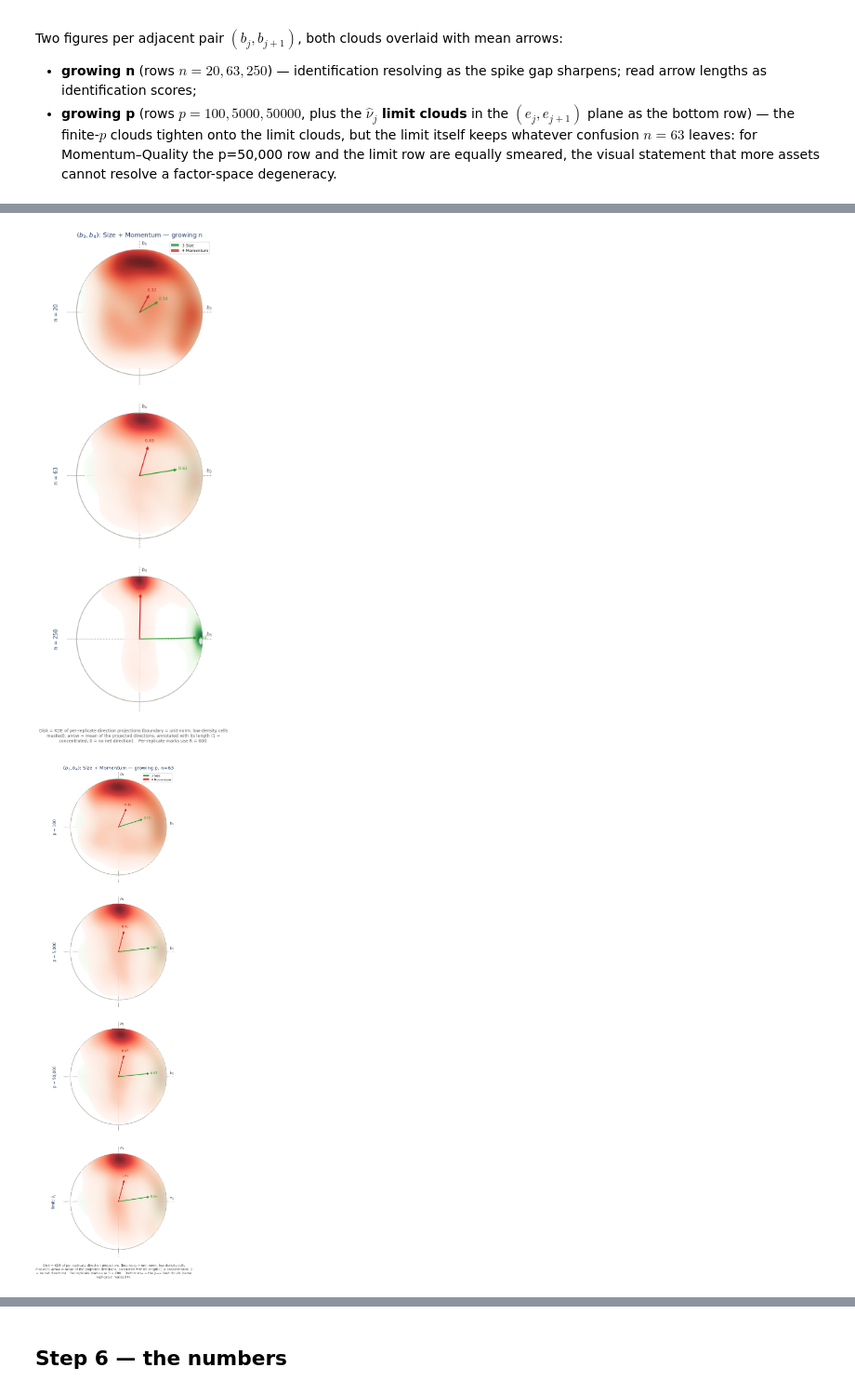
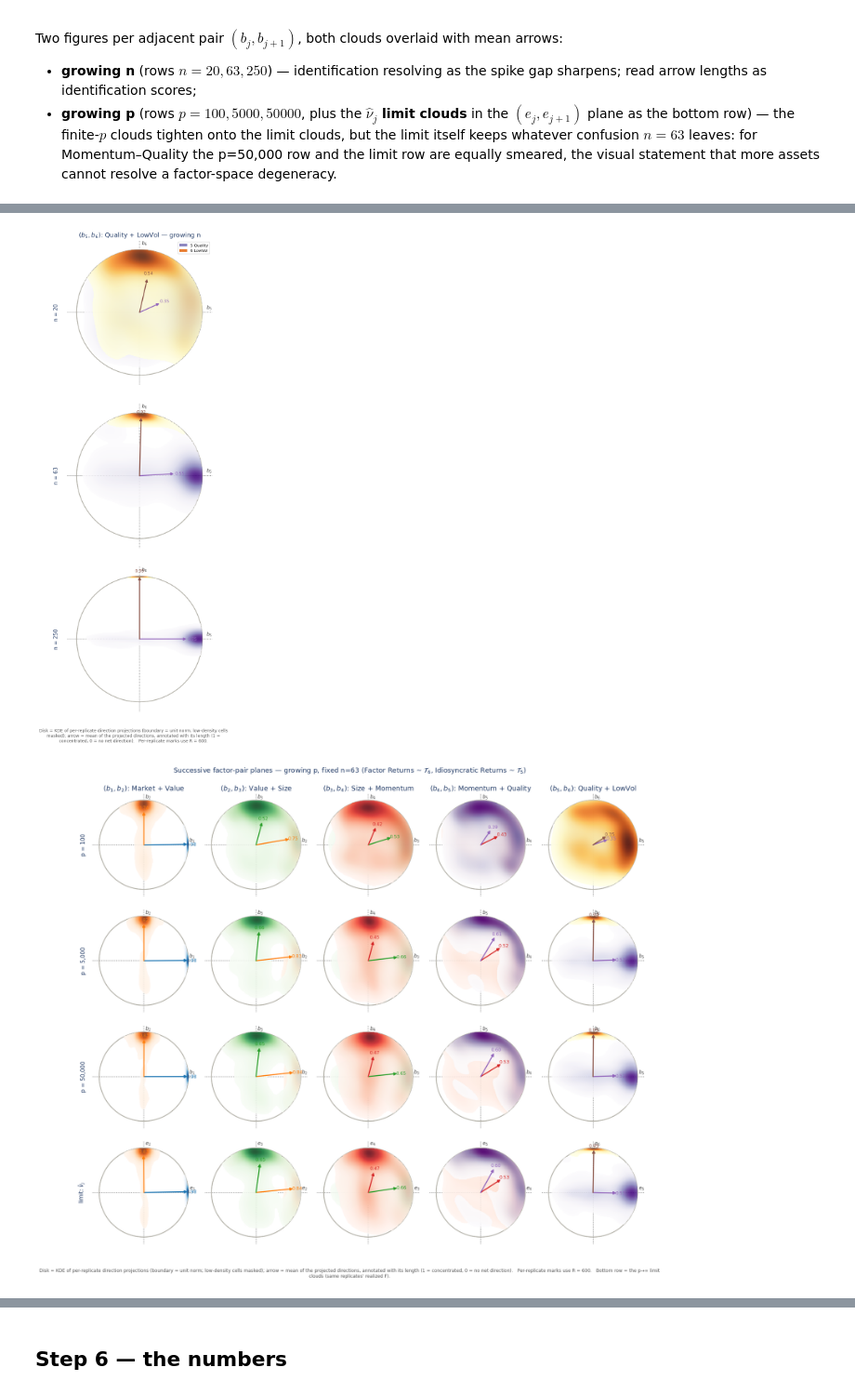
Before and after one commit to nlgac/factor_lab, a Jupyter notebook: ex-7_six_factor_rotation.ipynb, the cells around one changed output, grey strips where cells are left out. Shown at 93% size. Drawn from its saved outputs; the diff is of its cells as text; code cells hidden in the pictures.

```diff
--- a/ex-7_six_factor_rotation.ipynb
+++ b/ex-7_six_factor_rotation.ipynb
@@ -269,46 +270,43 @@ Two figures per adjacent pair $(b_j, b_{j+1})$, both clouds overlaid with mean a
   Momentum–Quality the p=50,000 row and the limit row are equally smeared, the visual
   statement that more assets cannot resolve a factor-space degeneracy.
 # %%
-def pair_disks(f1, f2):
-    """Overlaid clouds + mean arrows for the (b_f1, b_f2) plane, one mark per factor."""
-    def marks(at, xc=None, yc=None):
-        xc, yc = xc or f"hd{f1}", yc or f"hd{f2}"
-        return [DiskDensity(xc, yc, factor=f1, at=at, mean_arrow=True,
-                            label=f"{f1} {NAMES[f1 - 1]}",
-                            labels=(rf"$b_{f1}$", rf"$b_{f2}$")),
-                DiskDensity(xc, yc, factor=f2, at=at, mean_arrow=True,
-                            label=f"{f2} {NAMES[f2 - 1]}")]
-    return marks
+def pair_marks(f1, f2, at, *, coords="hd", axis_prefix="b"):
+    """The two overlaid clouds + mean arrows for the (f1, f2) plane at one slice."""
+    xc, yc = f"{coords}{f1}", f"{coords}{f2}"
+    return [DiskDensity(xc, yc, factor=f1, at=at, mean_arrow=True,
+                        label=f"{f1} {NAMES[f1 - 1]}",
+                        labels=(rf"${axis_prefix}_{f1}$", rf"${axis_prefix}_{f2}$")),
+            DiskDensity(xc, yc, factor=f2, at=at, mean_arrow=True,
+                        label=f"{f2} {NAMES[f2 - 1]}")]
 
 
-for f1 in range(1, K):
-    f2 = f1 + 1
-    marks = pair_disks(f1, f2)
+PAIRS = [(f1, f1 + 1) for f1 in range(1, K)]
 
-    # growing n at p=3000
+# ── Growing n: one figure per pair (rows = n) ─────────────────────────────────
+for f1, f2 in PAIRS:
     fig, _ = grid(
         df_n, "n", factors=[1],
         col_titles=[rf"$(b_{f1}, b_{f2})$: {NAMES[f1 - 1]} + {NAMES[f2 - 1]} — growing n"],
-        rows=[Row(marks({"n": v}), ylabel=f"n = {v}", height=1.0) for v in (20, 63, 250)],
+        rows=[Row(pair_marks(f1, f2, {"n": v}), ylabel=f"n = {v}", height=1.0)
+              for v in (20, 63, 250)],
         sharey=False, figsize=(5.4, 14.0),
         out_path=OUT_DIR / f"ex7_plane_b{f1}b{f2}")
     show(fig)
 
-    # growing p at n=63, with the p→∞ limit clouds (ν̂ in the e-basis) as the bottom row
-    fig, _ = grid(
-        df_p, "p", factors=[1],
-        col_titles=[rf"$(b_{f1}, b_{f2})$: {NAMES[f1 - 1]} + {NAMES[f2 - 1]} — growing p, n=63"],
-        rows=[Row(marks({"p": v}), ylabel=f"p = {v:,}", height=1.0)
-              for v in (100, 5000, 50000)]
-             + [Row([DiskDensity(f"nud{f1}", f"nud{f2}", factor=f1, at={"p": 50000},
-                                 mean_arrow=True, label=f"{f1} {NAMES[f1 - 1]}",
-                                 labels=(rf"$e_{f1}$", rf"$e_{f2}$")),
-                     DiskDensity(f"nud{f1}", f"nud{f2}", factor=f2, at={"p": 50000},
-                                 mean_arrow=True, label=f"{f2} {NAMES[f2 - 1]}")],
-                    ylabel=r"limit: $\hat\nu_j$", height=1.0)],
-        sharey=False, figsize=(5.4, 18.6),
-        caption_extra="Bottom row = the p→∞ limit clouds (same replicates' realized F).",
-        out_path=OUT_DIR / f"ex7_plane_b{f1}b{f2}_growing_p")
-    show(fig)
+# ── Growing p: ONE figure — columns = pairs, rows = p values + the ν̂ limit ────
+fig, _ = grid(
+    df_p, "p", factors=list(range(1, K)),          # 5 layout columns, marks all pinned
+    col_titles=[rf"$(b_{f1}, b_{f2})$: {NAMES[f1 - 1]} + {NAMES[f2 - 1]}"
+                for f1, f2 in PAIRS],
+    rows=[Row(cells=[pair_marks(f1, f2, {"p": v}) for f1, f2 in PAIRS],
+              ylabel=f"p = {v:,}", height=1.0) for v in (100, 5000, 50000)]
+         + [Row(cells=[pair_marks(f1, f2, {"p": 50000}, coords="nud", axis_prefix="e")
+                       for f1, f2 in PAIRS],
+                ylabel=r"limit: $\hat\nu_j$", height=1.0)],
+    sharey=False, figsize=(15.5, 13.0), legend_row=None,
+    suptitle=rf"Successive factor-pair planes — growing p, fixed n=63 {_TAILS}",
+    caption_extra="Bottom row = the p→∞ limit clouds (same replicates' realized F).",
+    out_path=OUT_DIR / "ex7_planes_growing_p")
+show(fig)
 # %% [output]
 [figure]
@@ -318,2 +316,2 @@ for f1 in range(1, K):
-[figure, old version]
+[figure, new version]
-[figure, old version]
+[figure, new version]
```
Also changed, not shown: parts of 2 cells of this notebook, 1 other file.
